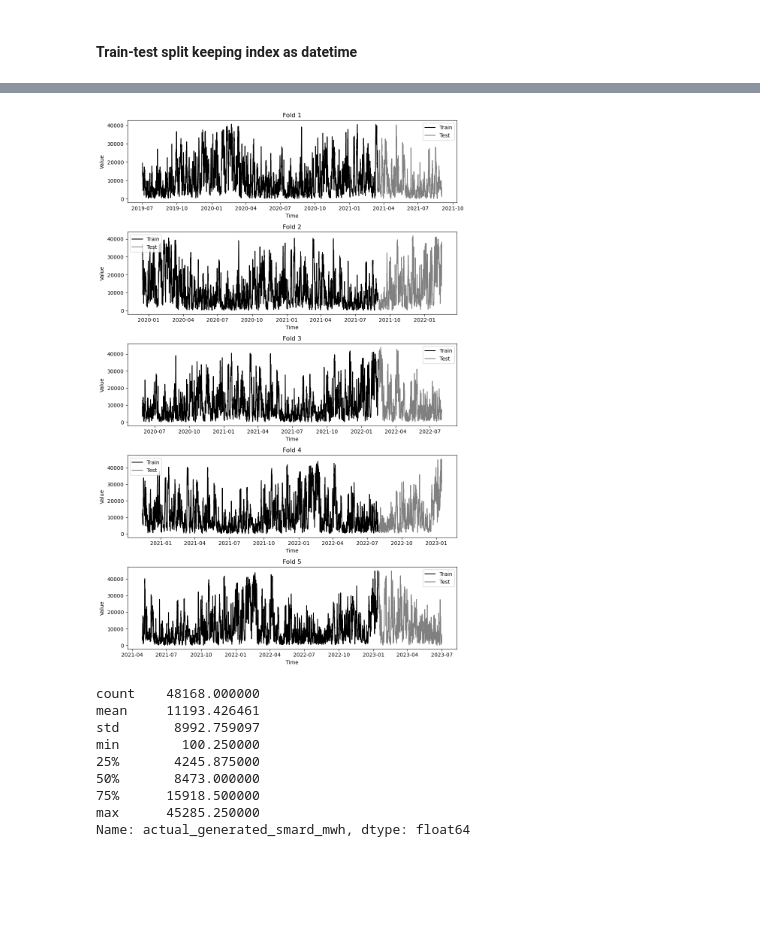
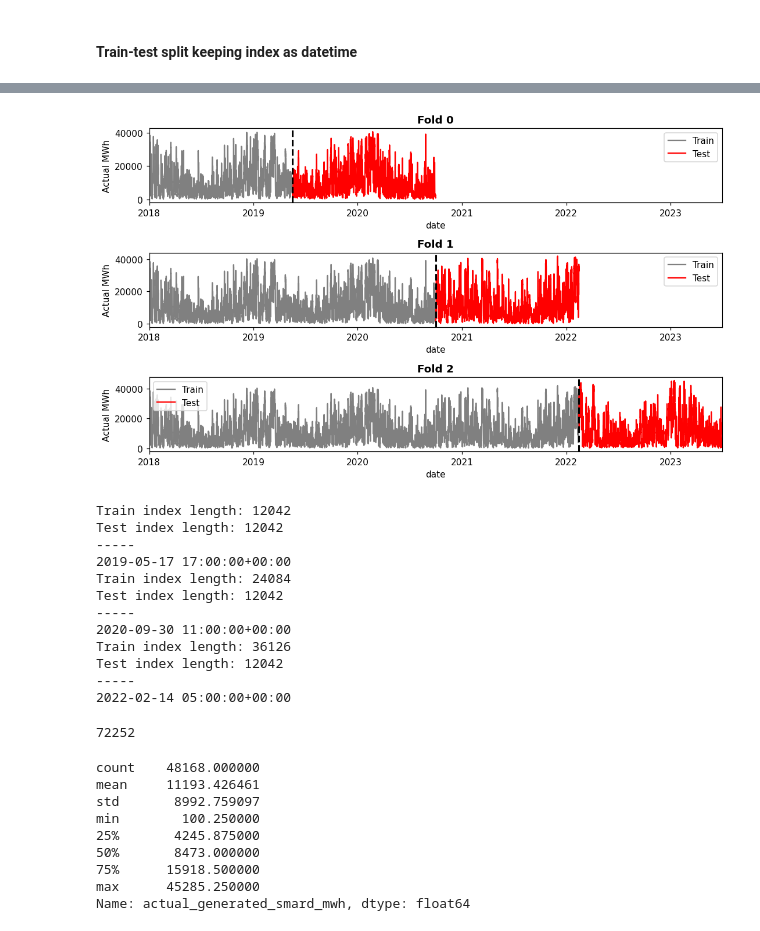
Before and after one commit to meteoviz/wind_power_forecasting_germany, a Jupyter notebook: notebooks/xgboost.ipynb, the cells around one changed output, grey strips where cells are left out. Cells and saved outputs as stored; diff of their text form; code cells hidden in the pictures; blank space fills up the shorter version.

```diff
--- a/notebooks/xgboost.ipynb
+++ b/notebooks/xgboost.ipynb
@@ -241,29 +246,61 @@ y = df['actual_generated_smard_mwh'].copy()
 # %%
-n_splits = 5
+# Instantiate time series split
+n_splits = 3
 tscv = TimeSeriesSplit(
     n_splits=n_splits,
-    gap=48,
-    max_train_size=15_000,
-    test_size=4_000
+    gap=0,
+    # max_train_size=10_000,
+    # test_size=4_000
 )
 
-fig, axes = plt.subplots(n_splits, figsize=(10, 15))
+# Plot the splits
+fig, axes = plt.subplots(n_splits, figsize=(10, 6))
 
+# Loop through the splits and plot
 for i, (train_index, test_index) in enumerate(tscv.split(X)):
     ax = axes[i]
 
-    ax.plot(y.index[train_index], y.iloc[train_index], 'black', label='Train')
-    ax.plot(y.index[test_index], y.iloc[test_index], 'grey', label='Test')
+    ax.plot(y.index[train_index], y.iloc[train_index], 'grey', label='Train')
+    ax.plot(y.index[test_index], y.iloc[test_index], 'red', label='Test')
+
+    ax.set_xlim(X.index.min(), X.index.max())
+    # plot vertical line denoting where the split takes place
+    ax.axvline(
+        y.index[train_index][-1], color='black', linestyle='--', linewidth=2, alpha=1
+    )
 
     ax.legend()
-    ax.set_title(f"Fold {i+1}")
-    ax.set_xlabel("Time")
-    ax.set_ylabel("Value")
+    ax.set_title(f'Fold {i}', fontweight='bold')
+    ax.set_xlabel('date')
+    ax.set_ylabel('Actual MWh')
 
 plt.tight_layout()
 plt.show()
 # %% [output]
-[figure, old version]
+[figure, new version]
+# %%
+for i, (train_index, test_index) in enumerate(tscv.split(X)):
+    print(f'Train index length: {len(train_index)}')
+    print(f'Test index length: {len(test_index)}')
+    print('-----')
+    print(y.index[train_index][-1])
+# %% [output]
+Train index length: 12042
+Test index length: 12042
+-----
+2019-05-17 17:00:00+00:00
+Train index length: 24084
+Test index length: 12042
+-----
+2020-09-30 11:00:00+00:00
+Train index length: 36126
+Test index length: 12042
+-----
+2022-02-14 05:00:00+00:00
+# %%
+12042 + 24084 + 36126
+# %% [output]
+72252
 # %%
 df['actual_generated_smard_mwh'].describe()
 # %% [output]
```
Also changed, not shown: parts of 12 cells of this notebook, 1 other file.
